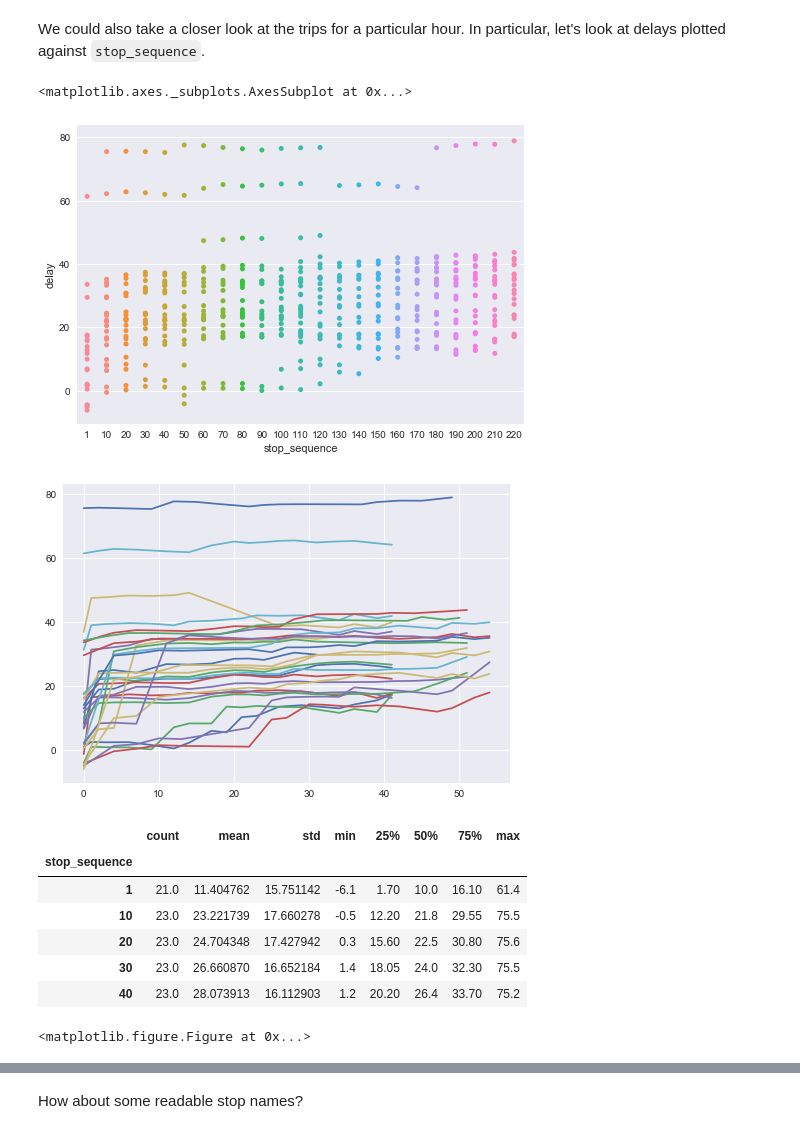
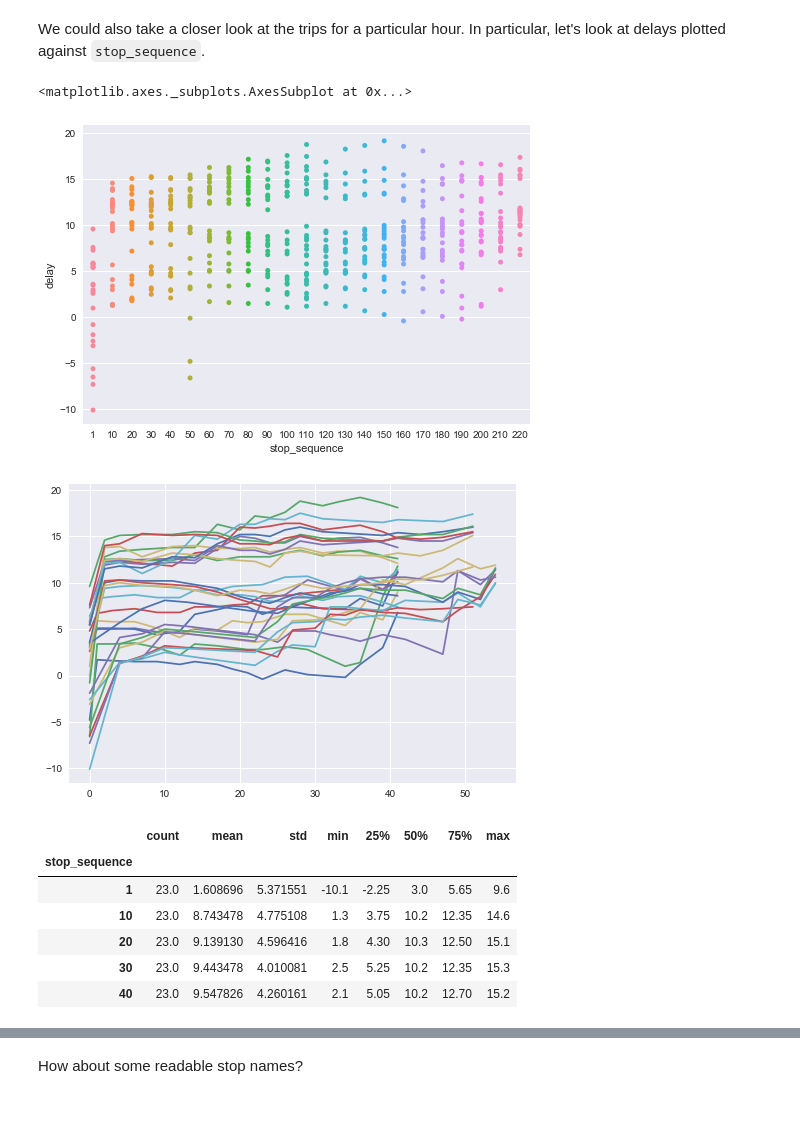
Before and after one commit to bdougsand/data-tutorial, a Jupyter notebook: MBTA Data.ipynb, the cells around one changed output, grey strips where cells are left out. Drawn from its saved outputs; the diff is of its cells as text; code cells hidden in the pictures.

Commit message:
Heatmap visualization, rewrites, further experimentation

```diff
--- a/MBTA Data.ipynb
+++ b/MBTA Data.ipynb
@@ -200,7 +197,7 @@ Now we can combine the columns we want from `trips` and `stop_times` to create a
 If you're familiar with the notion of joins in relational databases like PostgreSQL, this is the same thing. Specifically, it's an inner join--it will drop rows that don't have a match on both the left and the right.
 # %%
 stop_times = pd.merge(stop_times[["trip_id", "stop_sequence", "arrival_time"]],
-                      trips[["trip_id", "route_id"]],
+                      trips[["trip_id", "route_id", "direction_id"]],
                       on="trip_id")
 stop_times.head()
 # %% [output]
@@ -240,7 +237,14 @@ def convert_clock_time(row):
     dt = timezone.localize(datetime(y, M, d))
     h, m, s = map(int, row.arrival_time.split(":", 2))
     # This is here to avoid DST issues
+    # Trips that originate on one day and continue into the
+    # next day have scheduled arrival and departure times of
+    # greater than 24 hours. Simply adding hours will result
+    # in incorrect dates on days when DST begins or ends,
+    # since
     if h >= 24:
-        return (dt.replace(minute=m, second=s) +
-                timedelta(days=1, hours=h%24))
+        return timezone.normalize(
+            dt.replace(minute=m, second=s) +
+                   timedelta(days=1, hours=h%24)
+        )
     return dt.replace(hour=h, minute=m, second=s)
@@ -373,27 +386,26 @@ sns.stripplot(x="stop_sequence",
               data=red_line_7)
 # %% [output]
 <matplotlib.axes._subplots.AxesSubplot at 0x...>
-[figure, old version]
+[figure, new version]
 # %%
 plt.figure(1)
 
 for trip_id, stops in red_line_7.groupby("trip_id"):
-    plt.plot(stops.schedule_offset/60, stops.delay/60, label=trip_id)
+    plt.plot(stops.schedule_offset/60, stops.delay, label=trip_id)
 
 plt.show()
 # %% [output]
-[figure, old version]
+[figure, new version]
 # %%
 red_line_7_stops = red_line_7.groupby("stop_sequence").delay.describe()
 red_line_7_stops.head()
 # %% [output]
 |  | count | mean | std | min | 25% | 50% | 75% | max |
 | stop_sequence |  |  |  |  |  |  |  |  |
-| 1 | 21.0 | 11.404762 | 15.751142 | -6.1 | 1.70 | 10.0 | 16.10 | 61.4 |
-| 10 | 23.0 | 23.221739 | 17.660278 | -0.5 | 12.20 | 21.8 | 29.55 | 75.5 |
-| 20 | 23.0 | 24.704348 | 17.427942 | 0.3 | 15.60 | 22.5 | 30.80 | 75.6 |
-| 30 | 23.0 | 26.660870 | 16.652184 | 1.4 | 18.05 | 24.0 | 32.30 | 75.5 |
-| 40 | 23.0 | 28.073913 | 16.112903 | 1.2 | 20.20 | 26.4 | 33.70 | 75.2 |
+| 1 | 23.0 | 1.608696 | 5.371551 | -10.1 | -2.25 | 3.0 | 5.65 | 9.6 |
+| 10 | 23.0 | 8.743478 | 4.775108 | 1.3 | 3.75 | 10.2 | 12.35 | 14.6 |
+| 20 | 23.0 | 9.139130 | 4.596416 | 1.8 | 4.30 | 10.3 | 12.50 | 15.1 |
+| 30 | 23.0 | 9.443478 | 4.010081 | 2.5 | 5.25 | 10.2 | 12.35 | 15.3 |
+| 40 | 23.0 | 9.547826 | 4.260161 | 2.1 | 5.05 | 10.2 | 12.70 | 15.2 |
-<matplotlib.figure.Figure at 0x...>
 # %%
 plt.figure(1)
```
Also changed, not shown: parts of 36 cells of this notebook.
